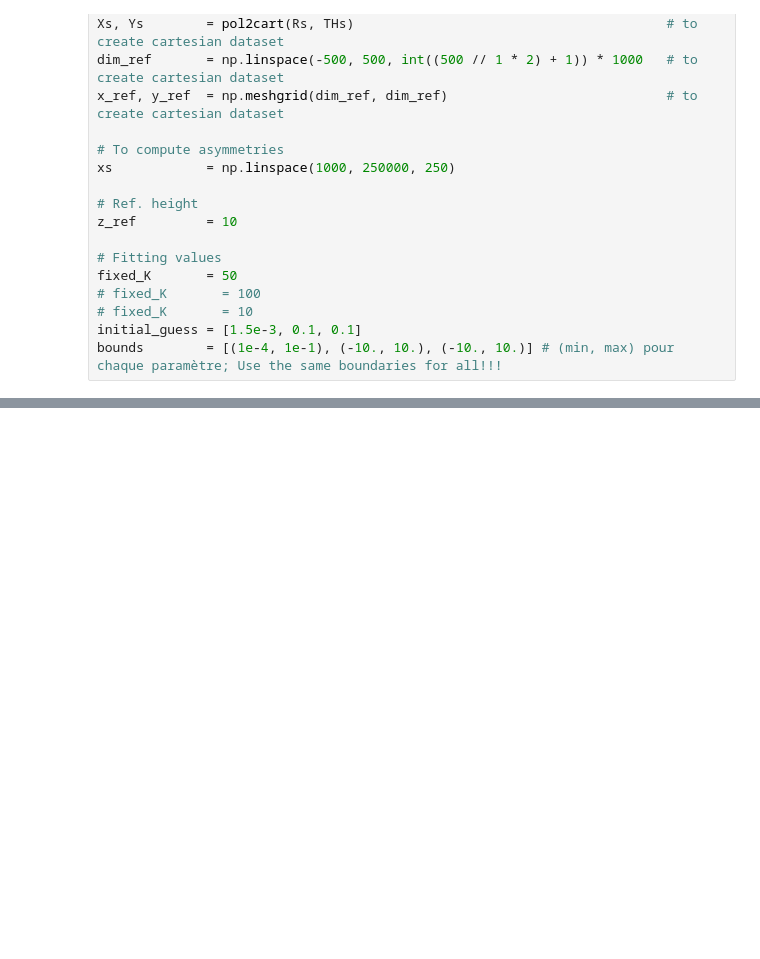
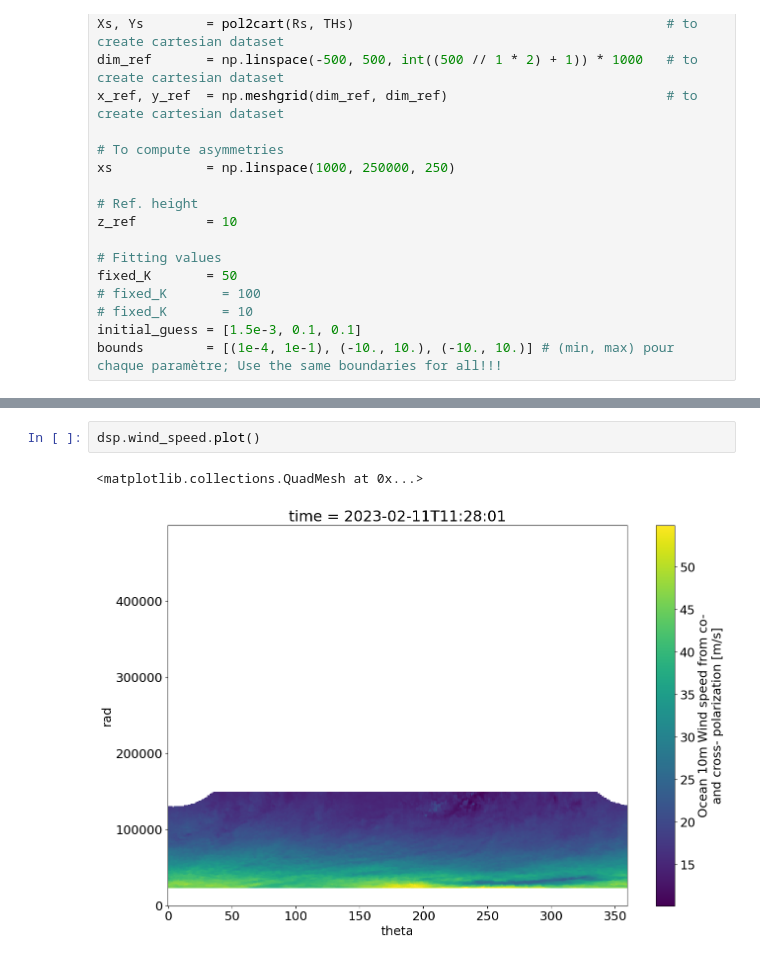
Before and after one commit to Arthur117/TCsLifeMonitFromObs, a Jupyter notebook: winddirection/PRJCT_TCBL/00_FIT_K25_wZU.ipynb, the cells around one changed output, grey strips where cells are left out. Cells and saved outputs as stored; diff of their text form; blank space fills up the shorter version.

```diff
--- a/winddirection/PRJCT_TCBL/00_FIT_K25_wZU.ipynb
+++ b/winddirection/PRJCT_TCBL/00_FIT_K25_wZU.ipynb
@@ -819,0 +817,5 @@ new_dsg.to_netcdf(PTHS['sav_dir'] + 'dsg_K25wZU_withKsetto{}.nc'.format(fixed_K)
+# %%
+dsp.wind_speed.plot()
+# %% [output]
+<matplotlib.collections.QuadMesh at 0x...>
+[figure, added]
```
Also changed, not shown: parts of 7 cells of this notebook, 5 other files.
